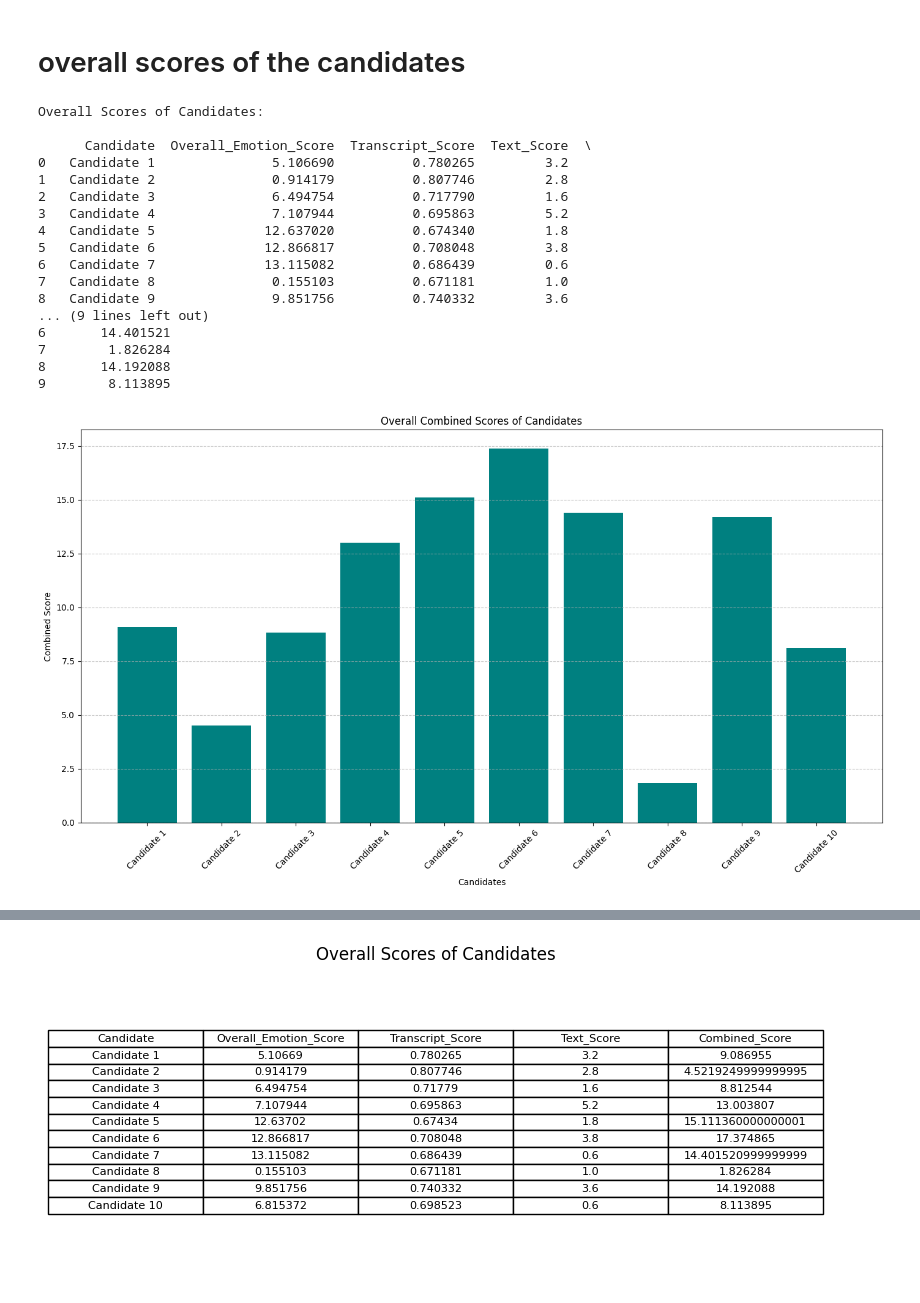
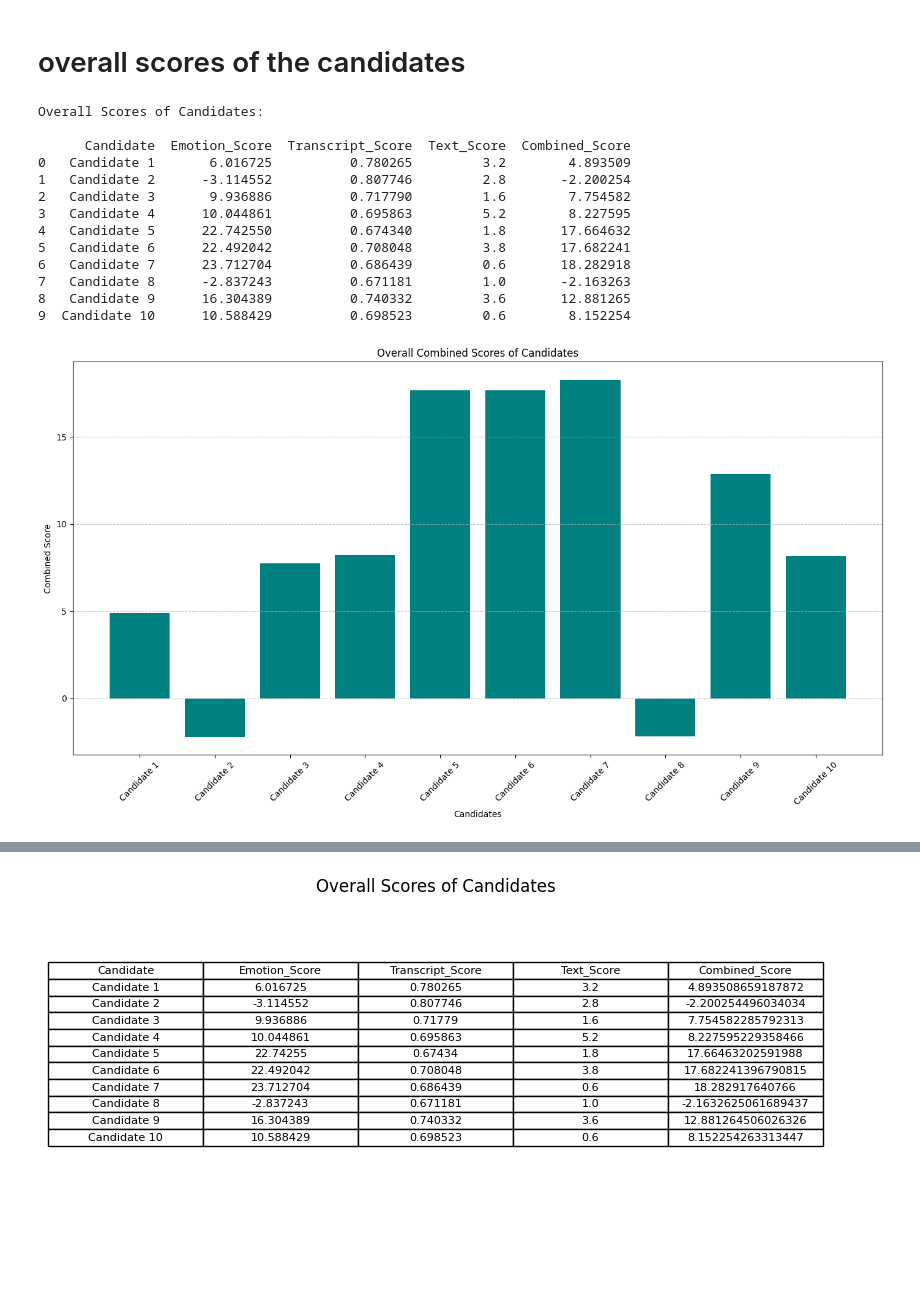
Before and after one commit to Namita-Meena/I-m-beside-you-task, a Jupyter notebook: CDC task 2.ipynb, the cells around one changed output, grey strips where cells are left out. Saved outputs shown, nothing was run; the diff lists cells and outputs as text; code cells hidden in the pictures; blank space fills up the shorter version.

```diff
--- a/CDC task 2.ipynb
+++ b/CDC task 2.ipynb
@@ -599,23 +825,38 @@ df
 import pandas as pd
 import matplotlib.pyplot as plt
 
-# Data: Updated overall scores from the three datasets
+# Data: Updated overall scores from the three datasets with candidates' performance
 data = {
     'Candidate': ['Candidate 1', 'Candidate 2', 'Candidate 3', 'Candidate 4', 'Candidate 5',
                   'Candidate 6', 'Candidate 7', 'Candidate 8', 'Candidate 9', 'Candidate 10'],
-    'Overall_Emotion_Score': [5.106690, 0.914179, 6.494754, 7.107944, 12.637020,
-                              12.866817, 13.115082, 0.155103, 9.851756, 6.815372],
+    'Emotion_Score': [6.016725, -3.114552, 9.936886, 10.044861, 22.742550,
+                      22.492042, 23.712704, -2.837243, 16.304389, 10.588429],
     'Transcript_Score': [0.780265, 0.807746, 0.717790, 0.695863, 0.674340,
                          0.708048, 0.686439, 0.671181, 0.740332, 0.698523],
     'Text_Score': [3.2, 2.8, 1.6, 5.2, 1.8,
-                   3.8, 0.6, 1.0, 3.6, 0.6]
+                   3.8, 0.6, 1.0, 3.6, 0.6],
 }
 
 # Create a DataFrame with the data
 overall_scores = pd.DataFrame(data)
 
-# Calculate the combined overall score by summing up all three scores
-overall_scores['Combined_Score'] = overall_scores[['Overall_Emotion_Score', 'Transcript_Score', 'Text_Score']].sum(axis=1)
+# Calculated Weights Based on Correlation
+weights = {
+    'Emotion_Score': 1.017388,  # 101.738838%
+    'Transcript_Score': -0.159108,  # -15.910792%
+    'Text_Score': 0.141720,  # 14.171954%
+}
+
+# Normalize weights to ensure they sum to 1 (if desired, adjust if necessary)
+total_weight = sum(abs(value) for value in weights.values())
+normalized_weights = {k: v / total_weight for k, v in weights.items()}
+
+# Calculate the weighted combined overall score
+overall_scores['Combined_Score'] = (
+    overall_scores['Emotion_Score'] * normalized_weights['Emotion_Score'] +
+    overall_scores['Transcript_Score'] * normalized_weights['Transcript_Score'] +
+    overall_scores['Text_Score'] * normalized_weights['Text_Score']
+)
 
 # Display the DataFrame with overall scores
 print("Overall Scores of Candidates:\n")
@@ -644,49 +885,45 @@ r2 = [x + bar_width for x in r1]
 r3 = [x + bar_width for x in r2]
 
 # Plotting Overall Emotion Scores
-plt.bar(r1, overall_scores['Overall_Emotion_Score'], color='coral', width=bar_width, label='Overall Emotion Score')
+plt.bar(r1, overall_scores['Emotion_Score'], color='coral', width=bar_width, label='Overall Emotion Score')
 
 # Plotting Transcript Scores
 plt.bar(r2, overall_scores['Transcript_Score'], color='skyblue', width=bar_width, label='Transcript Score')
 
 # Plotting Text Scores
 plt.bar(r3, overall_scores['Text_Score'], color='lightgreen', width=bar_width, label='Text Score')
 
 # Adding titles and labels
 plt.title('Combined Scores of Candidates')
 plt.xlabel('Candidates')
 plt.ylabel('Scores')
 plt.xticks([r + bar_width for r in range(len(overall_scores))], overall_scores['Candidate'], rotation=45)
 plt.grid(axis='y', linestyle='--', alpha=0.7)
 plt.legend()
 
 plt.tight_layout()
 plt.show()
 
 # Display the table with overall scores using Matplotlib
 fig, ax = plt.subplots(figsize=(10, 4))  # Adjust the figure size as needed
 ax.axis('tight')
 ax.axis('off')
 ax.table(cellText=overall_scores.values, colLabels=overall_scores.columns, cellLoc='center', loc='center')
 
 plt.title('Overall Scores of Candidates')
 plt.show()
 # %% [output]
 Overall Scores of Candidates:
 
-      Candidate  Overall_Emotion_Score  Transcript_Score  Text_Score  \
-0   Candidate 1               5.106690          0.780265         3.2
-1   Candidate 2               0.914179          0.807746         2.8
-2   Candidate 3               6.494754          0.717790         1.6
-3   Candidate 4               7.107944          0.695863         5.2
-4   Candidate 5              12.637020          0.674340         1.8
-5   Candidate 6              12.866817          0.708048         3.8
-6   Candidate 7              13.115082          0.686439         0.6
-7   Candidate 8               0.155103          0.671181         1.0
-8   Candidate 9               9.851756          0.740332         3.6
-... (9 lines left out)
-6       14.401521
-7        1.826284
-8       14.192088
-9        8.113895
+      Candidate  Emotion_Score  Transcript_Score  Text_Score  Combined_Score
+0   Candidate 1       6.016725          0.780265         3.2        4.893509
+1   Candidate 2      -3.114552          0.807746         2.8       -2.200254
+2   Candidate 3       9.936886          0.717790         1.6        7.754582
+3   Candidate 4      10.044861          0.695863         5.2        8.227595
+4   Candidate 5      22.742550          0.674340         1.8       17.664632
+5   Candidate 6      22.492042          0.708048         3.8       17.682241
+6   Candidate 7      23.712704          0.686439         0.6       18.282918
+7   Candidate 8      -2.837243          0.671181         1.0       -2.163263
+8   Candidate 9      16.304389          0.740332         3.6       12.881265
+9  Candidate 10      10.588429          0.698523         0.6        8.152254
-[figure, old version]
+[figure, new version]
@@ -694 +931 @@ Overall Scores of Candidates:
-[figure, old version]
+[figure, new version]
```
Also changed, not shown: parts of 16 cells of this notebook, 2 other files.
